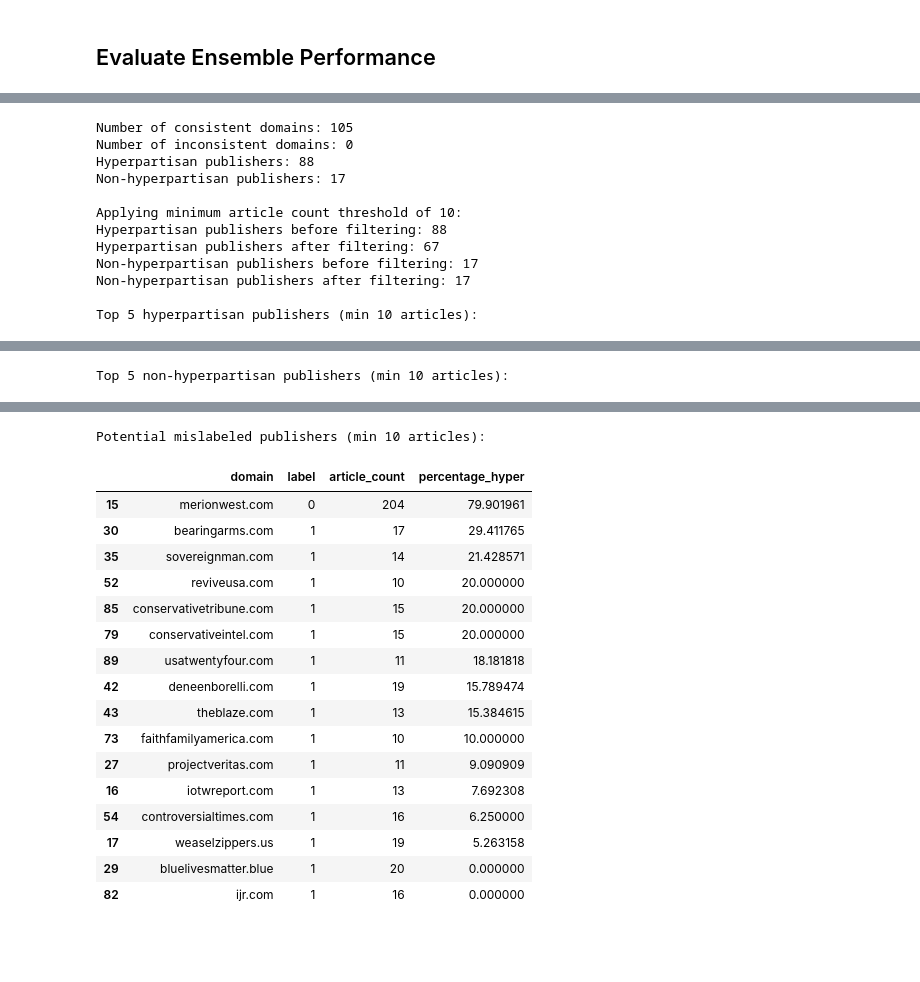
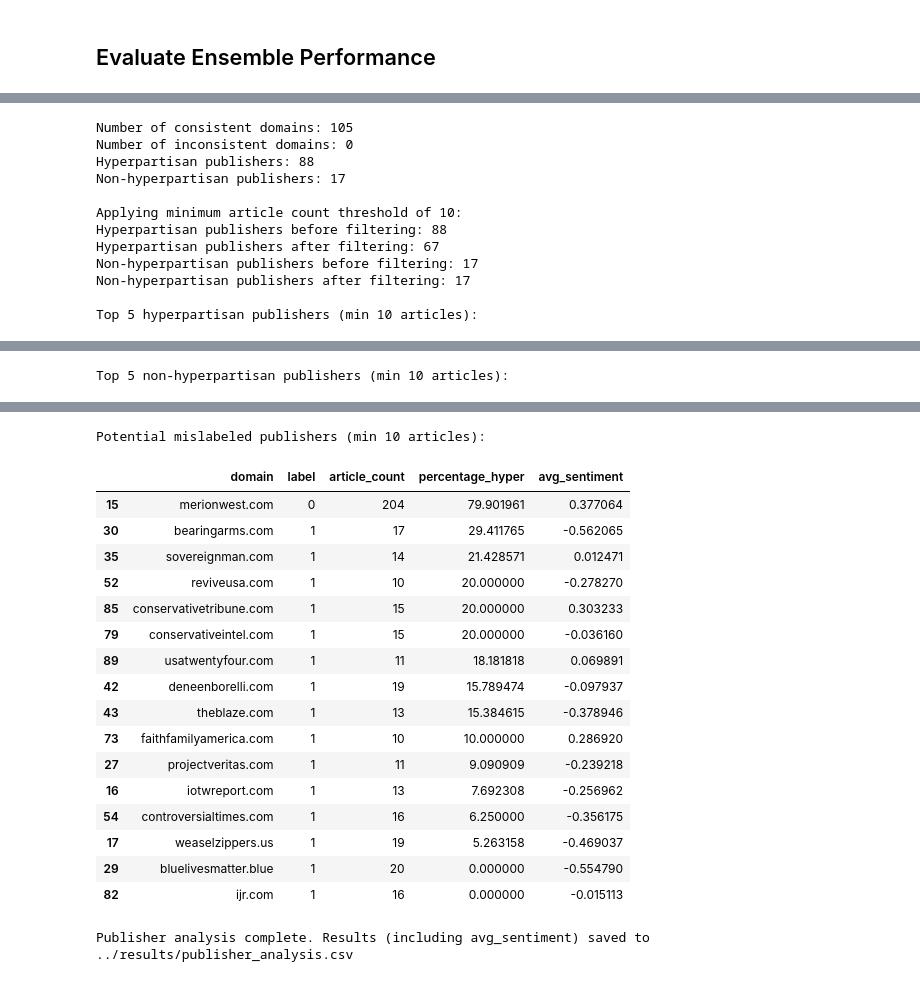
Before and after one commit to badaa002/DAT550-2025---Hyperpartisan-News-Detection-, a Jupyter notebook: notebooks/xml_roberta_phase2.ipynb, the cells around one changed output, grey strips where cells are left out. Saved outputs shown, nothing was run; the diff lists cells and outputs as text; code cells hidden in the pictures; blank space fills up the shorter version.

Commit message:
Add sentiment to roberta phase 2

```diff
--- a/notebooks/xml_roberta_phase2.ipynb
+++ b/notebooks/xml_roberta_phase2.ipynb
@@ -155,11 +155,12 @@ AUC: 0.64
 # Set minimum article count threshold
 MIN_ARTICLE_COUNT = 10  # You can adjust this value based on your needs
 
-# Step 1: Create domain stats with both label and prediction information
+# Step 1: Create domain stats with label, prediction, and sentiment information
 domain_stats = defaultdict(lambda: {
     'count': 0,
     'labels': set(),
     'pred_hyper_count': 0,
+    'sentiment_sum': 0.0,  # Initialize sentiment score sum
     'original_indices': []  # Track which rows belong to this domain
 })
 
@@ -167,12 +168,16 @@ domain_stats = defaultdict(lambda: {
 for idx, row in test_data.iterrows():
     domain = row['domain']
     label = row['label']
+    sentiment = row['sentiment_score'] # Get sentiment score
+
     domain_stats[domain]['count'] += 1
     domain_stats[domain]['labels'].add(label)
     domain_stats[domain]['original_indices'].append(idx)
+    domain_stats[domain]['sentiment_sum'] += sentiment # Accumulate sentiment score
 
     # Count predicted hyperpartisan articles
-    if idx < len(y_pred) and y_pred[idx] == 1:  # Safety check
+    # Ensure idx is within the bounds of y_pred before accessing
+    if idx < len(y_pred) and y_pred[idx] == 1:
         domain_stats[domain]['pred_hyper_count'] += 1
 
 # Filter consistent domains (domains with only one type of label)
@@ -182,12 +187,17 @@ for domain, stats in domain_stats.items():
         label = list(stats['labels'])[0]  # Get the single label
 
         # Calculate percentage of articles predicted as hyperpartisan
-        percentage_hyper = (stats['pred_hyper_count'] / stats['count']) * 100
+        percentage_hyper = (stats['pred_hyper_count'] / stats['count']) * 100 if stats['count'] > 0 else 0
 
         # Calculate average confidence for this domain
         domain_indices = stats['original_indices']
-        domain_confidences = [y_pred_proba[i] for i in domain_indices if i < len(y_pred_proba)]
+        # Ensure indices are within bounds of y_pred_proba
+        valid_indices = [i for i in domain_indices if i < len(y_pred_proba)]
+        domain_confidences = [y_pred_proba[i] for i in valid_indices]
         avg_confidence = sum(domain_confidences) / len(domain_confidences) if domain_confidences else 0
+
+        # Calculate average sentiment score for this domain
+        avg_sentiment = stats['sentiment_sum'] / stats['count'] if stats['count'] > 0 else 0
 
         consistent_domains.append({
             'domain': domain,
@@ -195,7 +205,8 @@ for domain, stats in domain_stats.items():
             'article_count': stats['count'],
             'pred_hyper_count': stats['pred_hyper_count'],
             'percentage_hyper': percentage_hyper,
-            'avg_confidence': avg_confidence
+            'avg_confidence': avg_confidence,
+            'avg_sentiment': avg_sentiment # Add average sentiment
         })
 
 # Create dataframe of consistent publishers
@@ -225,14 +236,15 @@ print(f"Non-hyperpartisan publishers before filtering: {len(non_hyper_pubs)}")
 print(f"Non-hyperpartisan publishers after filtering: {len(filtered_non_hyper_pubs)}")
 
 # Display top publishers of each type, sorted by percentage_hyper
+# Added 'avg_sentiment' to the displayed columns
 print(f"\nTop 5 hyperpartisan publishers (min {MIN_ARTICLE_COUNT} articles):")
 display(filtered_hyper_pubs.sort_values(by='percentage_hyper', ascending=False).head(5)[
-    ['domain', 'label', 'article_count', 'pred_hyper_count', 'percentage_hyper', 'avg_confidence']
+    ['domain', 'label', 'article_count', 'pred_hyper_count', 'percentage_hyper', 'avg_confidence', 'avg_sentiment']
 ])
 
 print(f"\nTop 5 non-hyperpartisan publishers (min {MIN_ARTICLE_COUNT} articles):")
 display(filtered_non_hyper_pubs.sort_values(by='percentage_hyper', ascending=False).head(5)[
-    ['domain', 'label', 'article_count', 'pred_hyper_count', 'percentage_hyper', 'avg_confidence']
+    ['domain', 'label', 'article_count', 'pred_hyper_count', 'percentage_hyper', 'avg_confidence', 'avg_sentiment']
 ])
 
 # Find potential mislabeled publishers (where predictions strongly disagree with labels)
@@ -246,10 +258,15 @@ filtered_mislabeled = potential_mislabeled[potential_mislabeled['article_count']
 
 if len(filtered_mislabeled) > 0:
     print(f"\nPotential mislabeled publishers (min {MIN_ARTICLE_COUNT} articles):")
-    display(filtered_mislabeled[['domain', 'label', 'article_count', 'percentage_hyper']])
+    # Added 'avg_sentiment' to the displayed columns for mislabeled publishers
+    display(filtered_mislabeled[['domain', 'label', 'article_count', 'percentage_hyper', 'avg_sentiment']])
 
-# Save the full results to CSV if needed
-consistent_df.to_csv("../results/publisher_analysis.csv", index=False)
+# Save the full results to CSV including the new column
+# Added 'avg_sentiment' to the saved columns
+consistent_df.to_csv("../results/publisher_analysis.csv", index=False,
+                     columns=['domain', 'label', 'article_count', 'pred_hyper_count', 'percentage_hyper', 'avg_confidence', 'avg_sentiment'])
+
+print("\nPublisher analysis complete. Results (including avg_sentiment) saved to ../results/publisher_analysis.csv")
 # %% [output]
 Number of consistent domains: 105
 Number of inconsistent domains: 0
@@ -279,21 +296,22 @@ Top 5 non-hyperpartisan publishers (min 10 articles):
 Potential mislabeled publishers (min 10 articles):
-|  | domain | label | article_count | percentage_hyper |
-| 15 | merionwest.com | 0 | 204 | 79.901961 |
-| 30 | bearingarms.com | 1 | 17 | 29.411765 |
-| 35 | sovereignman.com | 1 | 14 | 21.428571 |
-| 52 | reviveusa.com | 1 | 10 | 20.000000 |
-| 85 | conservativetribune.com | 1 | 15 | 20.000000 |
-| 79 | conservativeintel.com | 1 | 15 | 20.000000 |
-| 89 | usatwentyfour.com | 1 | 11 | 18.181818 |
-| 42 | deneenborelli.com | 1 | 19 | 15.789474 |
-| 43 | theblaze.com | 1 | 13 | 15.384615 |
-| 73 | faithfamilyamerica.com | 1 | 10 | 10.000000 |
-| 27 | projectveritas.com | 1 | 11 | 9.090909 |
-| 16 | iotwreport.com | 1 | 13 | 7.692308 |
-| 54 | controversialtimes.com | 1 | 16 | 6.250000 |
-| 17 | weaselzippers.us | 1 | 19 | 5.263158 |
-| 29 | bluelivesmatter.blue | 1 | 20 | 0.000000 |
-| 82 | ijr.com | 1 | 16 | 0.000000 |
+|  | domain | label | article_count | percentage_hyper | avg_sentiment |
+| 15 | merionwest.com | 0 | 204 | 79.901961 | 0.377064 |
+| 30 | bearingarms.com | 1 | 17 | 29.411765 | -0.562065 |
+| 35 | sovereignman.com | 1 | 14 | 21.428571 | 0.012471 |
+| 52 | reviveusa.com | 1 | 10 | 20.000000 | -0.278270 |
+| 85 | conservativetribune.com | 1 | 15 | 20.000000 | 0.303233 |
+| 79 | conservativeintel.com | 1 | 15 | 20.000000 | -0.036160 |
+| 89 | usatwentyfour.com | 1 | 11 | 18.181818 | 0.069891 |
+| 42 | deneenborelli.com | 1 | 19 | 15.789474 | -0.097937 |
+| 43 | theblaze.com | 1 | 13 | 15.384615 | -0.378946 |
+| 73 | faithfamilyamerica.com | 1 | 10 | 10.000000 | 0.286920 |
+| 27 | projectveritas.com | 1 | 11 | 9.090909 | -0.239218 |
+| 16 | iotwreport.com | 1 | 13 | 7.692308 | -0.256962 |
+| 54 | controversialtimes.com | 1 | 16 | 6.250000 | -0.356175 |
+| 17 | weaselzippers.us | 1 | 19 | 5.263158 | -0.469037 |
+| 29 | bluelivesmatter.blue | 1 | 20 | 0.000000 | -0.554790 |
+| 82 | ijr.com | 1 | 16 | 0.000000 | -0.015113 |
+Publisher analysis complete. Results (including avg_sentiment) saved to ../results/publisher_analysis.csv
 # %%
 # Find examples of hyperpartisan predictions from non-hyperpartisan sources
 def get_misclassification_examples(test_data, y_pred, y_pred_proba, filtered_mislabeled, tokenizer, max_length=512, num_examples=3):
```
Also changed, not shown: parts of 5 cells of this notebook, 1 other file.
